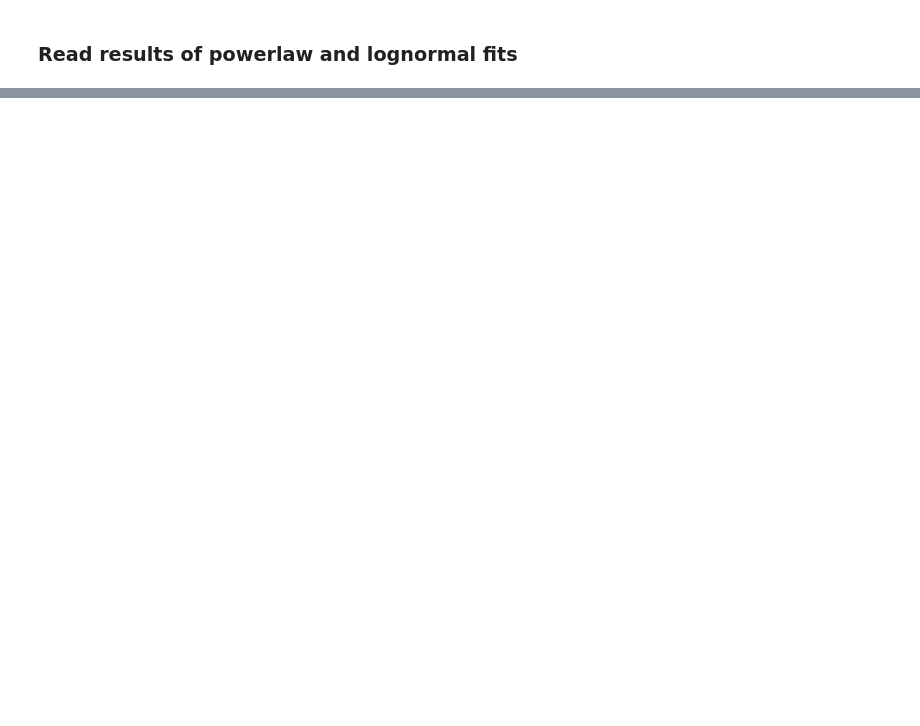
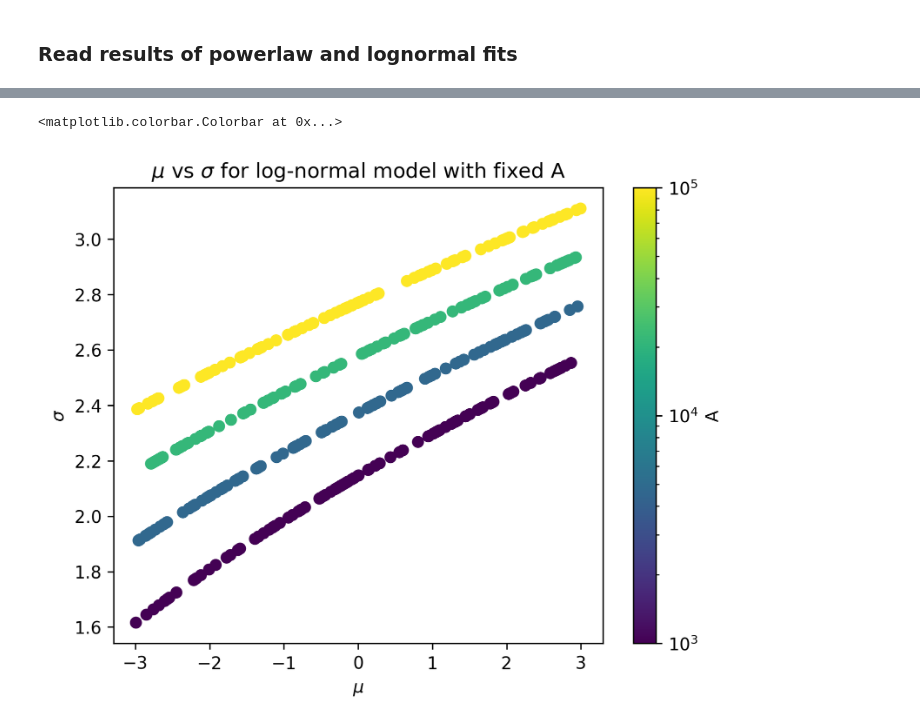
Before and after one commit to flamholz/soil_diskin, a Jupyter notebook: notebooks/experimental/plot_lognormal_param_corr.ipynb, the cells around one changed output, grey strips where cells are left out. Drawn from its saved outputs; the diff is of its cells as text; code cells hidden in the pictures; blank space fills up the shorter version.

```diff
--- a/notebooks/experimental/plot_lognormal_param_corr.ipynb
+++ b/notebooks/experimental/plot_lognormal_param_corr.ipynb
@@ -35,0 +126,24 @@ plt.colorbar(scatter, label='A')
+# %%
+# In steady-state,
+#   T = exp(-mu + sigma^2 / 2)
+#   A = T exp(sigma^2).
+# Therefore
+#   sigma^2 = log(A) - log(T)
+#   mu = sigma^2 / 2 - log(T)
+# Combining these gives
+#   mu = 3 sigma^2 / 2 - log(A)
+
+# For fixed A, sample mu to calculate sigma
+A_vals = np.logspace(3,5,num=4)
+np.random.seed(7)
+mus = np.random.uniform(-3, 3, size=(4, 100))
+sigmas = np.sqrt(2 * (mus + np.log(A_vals[:, None])) / 3)
+
+# Scatter coloring by A
+fig, ax = plt.subplots(dpi=300)
+scatter = ax.scatter(mus.flatten(), sigmas.flatten(), c=np.repeat(A_vals, 100), cmap='viridis', norm=LogNorm())
+ax.set(xlabel='$\mu$', ylabel='$\sigma$', title='$\mu$ vs $\sigma$ for log-normal model with fixed A')
+plt.colorbar(scatter, label='A')
+# %% [output]
+<matplotlib.colorbar.Colorbar at 0x...>
+[figure, added]
```
Also changed, not shown: parts of 3 cells of this notebook, 11 other files.
